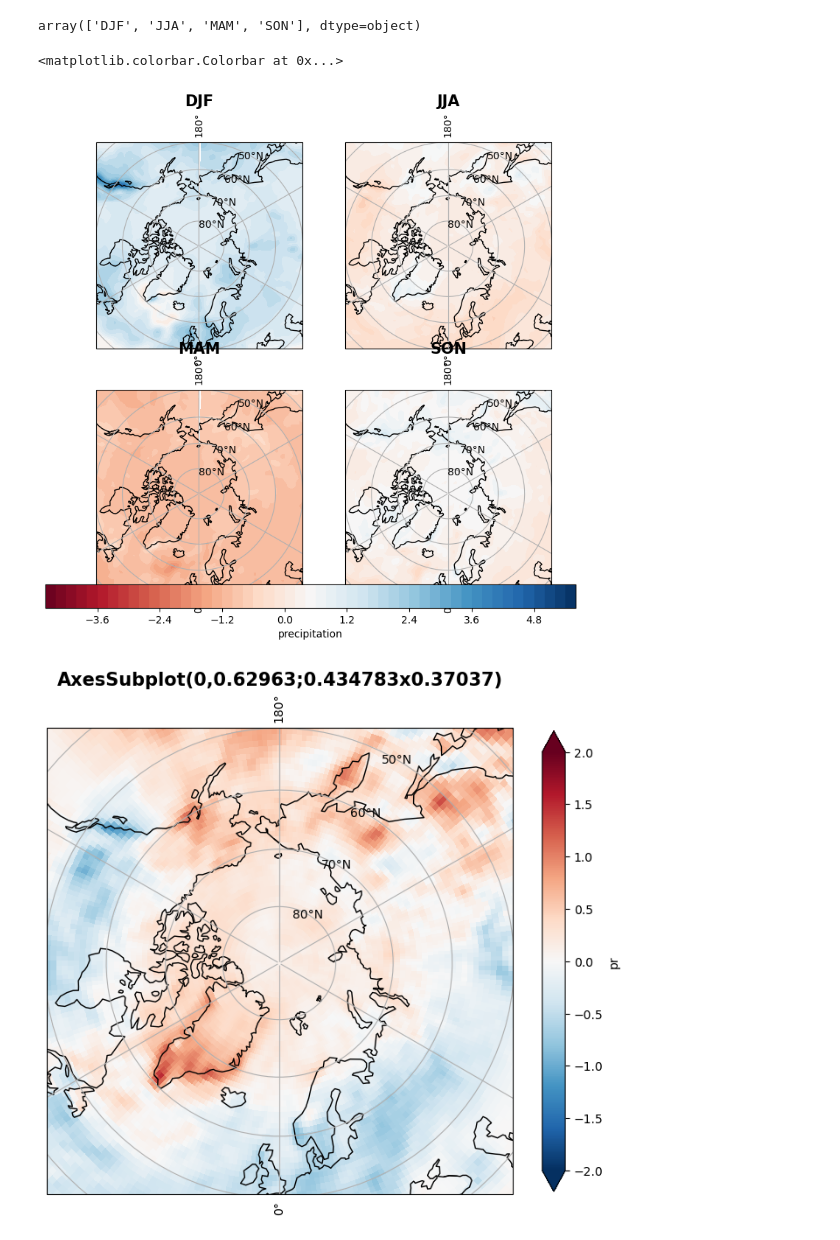
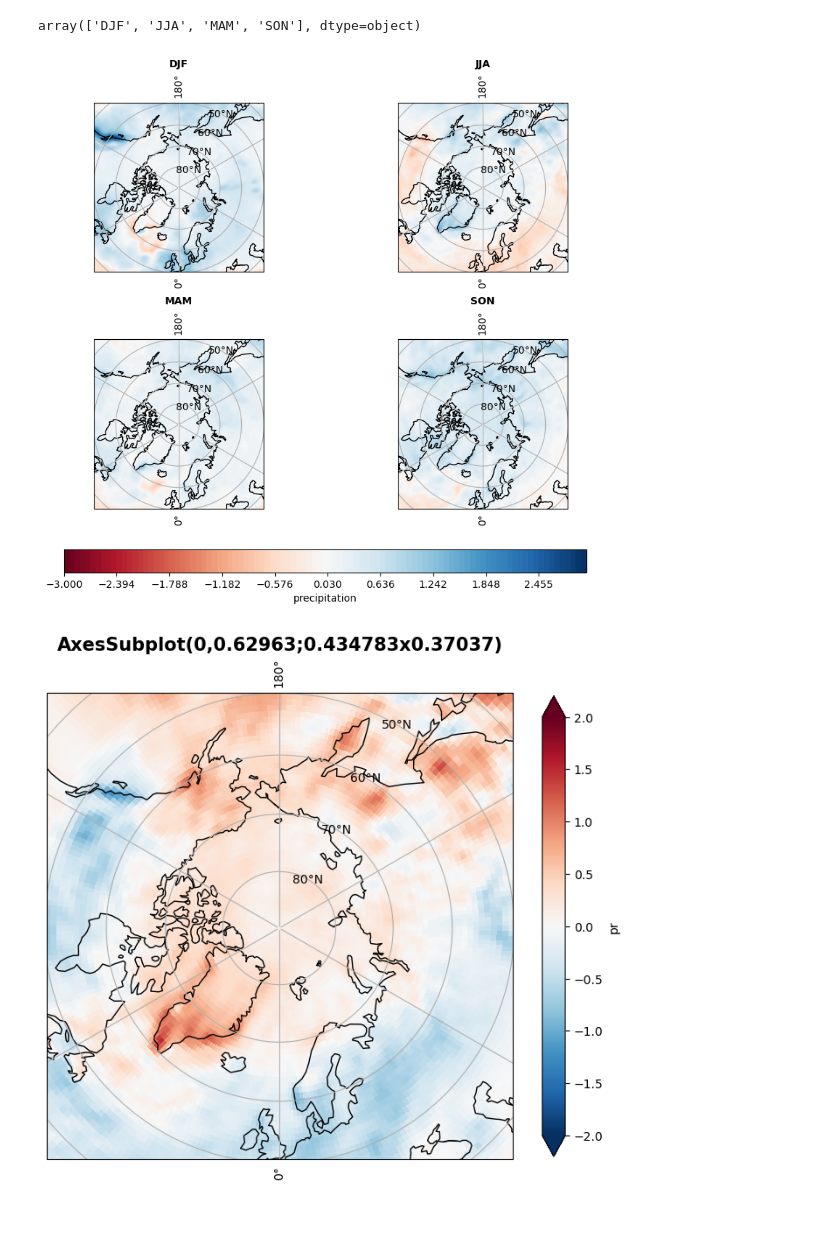
Before and after one commit to eScience-course/Tjaernoe2022-group7, a Jupyter notebook: ingrblu/difference_experiments.ipynb, the cells around one changed output. Drawn from its saved outputs; the diff is of its cells as text; code cells hidden in the pictures.

```diff
--- a/ingrblu/difference_experiments.ipynb
+++ b/ingrblu/difference_experiments.ipynb
@@ -736,40 +736,33 @@ array(['DJF', 'JJA', 'MAM', 'SON'], dtype=object)
 # %%
 #  sat_proj = ccrs.NorthPolarStereo()
  #   fig, ax = plt.subplots(nrows=1, ncols=2,figsize=(8,8),subplot_kw={'projection':sat_proj})
 
-sat_proj = ccrs.NorthPolarStereo()
-fig, axs = plt.subplots(nrows=2, ncols=2,figsize=(8,8),subplot_kw={'projection':sat_proj})
+def plot_seasons_map(var, levels, cmap='RdBu'):
+    sat_proj = ccrs.NorthPolarStereo()
+    fig, axs = plt.subplots(nrows=2, ncols=2,figsize=(8,8),subplot_kw={'projection':sat_proj})
 
-axs=axs.flatten()
-
-levels = 50
-#levels = np.arange(-3,3,6)
-
-for i,season in enumerate(seasons):
-        # Contour plot
-        cs=axs[i].contourf(season_diff.lon, season_diff.lat, season_diff['pr'].sel(season=season),
-                          transform = ccrs.PlateCarree(),
-                          cmap='RdBu', levels=levels)#, vmin=-3, vmax=3)#,extend='both')
-
-        # Title each subplot with the name of the model
-        axs[i].set_title(season, fontweight='bold', fontsize=15)
-
-        # Draw the coastines for each subplot
-        axs[i].coastlines()
+    axs=axs.flatten()
 
 
-        #cbar.set_clim(min, max)
-        axs[i].set_extent([-180,180,90,50], ccrs.PlateCarree())
-        axs[i].gridlines(draw_labels=True)
+    for i,season in enumerate(seasons):
+            # Contour plot
+            cs=axs[i].contourf(season_diff.lon, season_diff.lat, season_diff[var].sel(season=season),
+                              transform = ccrs.PlateCarree(),
+                              cmap='RdBu', levels=levels)
 
-cax = fig.add_axes([.04, .09, .9, .04])
-plt.colorbar(cs, cax=cax, orientation='horizontal', label='precipitation')
-#plt.adjust_plot()
+            axs[i].set_title(season, fontweight='bold', fontsize=10)
+            axs[i].coastlines()
+            axs[i].set_extent([-180,180,90,50], ccrs.PlateCarree())
+            axs[i].gridlines(draw_labels=True)
 
-#fig.tight_layout()
+    cax = fig.add_axes([.04, .09, .9, .04])
+    plt.colorbar(cs, cax=cax, orientation='horizontal', label='precipitation')
+    plt.subplots_adjust(left=0, bottom=0.2, right=1, top=0.9, wspace=0.1, hspace=0.4)
+
+
+plot_seasons_map('pr', np.linspace(-3,3,100))
 # %% [output]
-<matplotlib.colorbar.Colorbar at 0x...>
-[figure, old version]
+[figure, new version]
 # %%
 gs = gridspec.GridSpec(ncols=2, nrows=2, hspace = 0.7, wspace = 0.3, top = 1,
                        bottom = 0, left = 0, right = 1)
```
Also changed, not shown: parts of 2 cells of this notebook, 3 other files.
